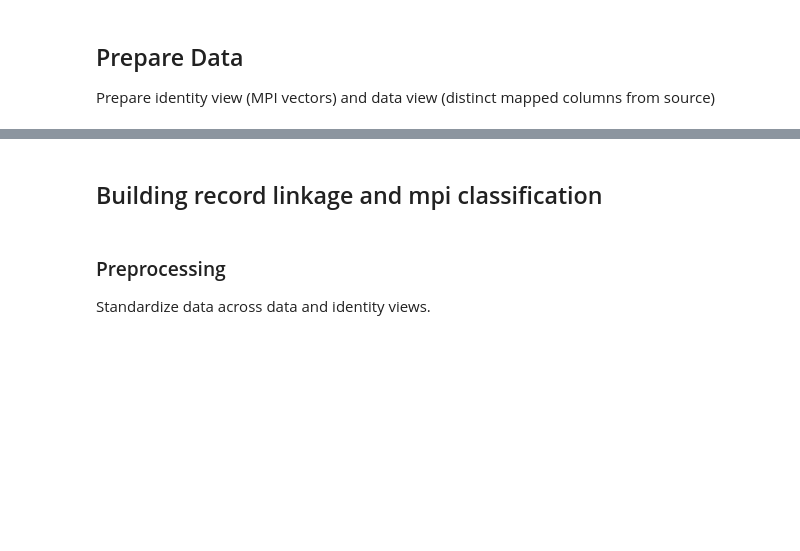
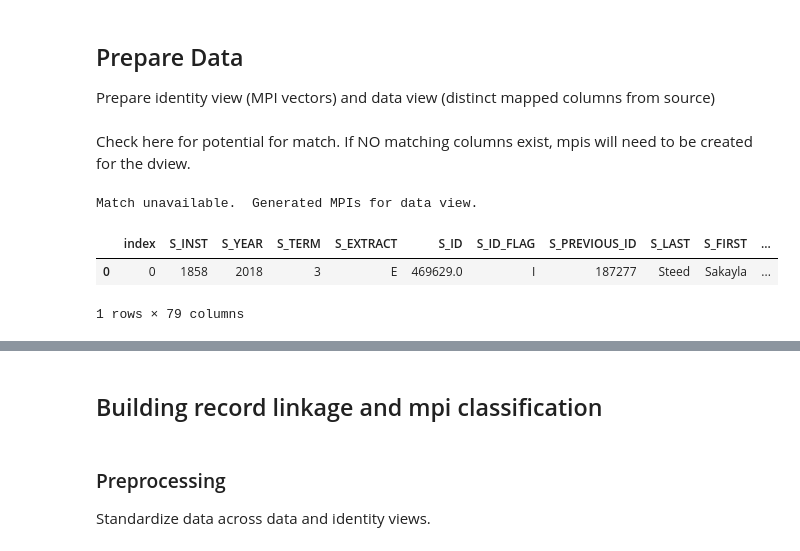
Before and after one commit to frellnick/mpi_demo, a Jupyter notebook: devbook.ipynb, the cells around one changed output, grey strips where cells are left out. Drawn from its saved outputs; the diff is of its cells as text; code cells hidden in the pictures; blank space fills up the shorter version.

```diff
--- a/devbook.ipynb
+++ b/devbook.ipynb
@@ -100,3 +117,29 @@ iview = create_identity_view()
+# %% [markdown]
+Check here for potential for match.  If NO matching columns exist, mpis will need to be created for the dview.
+# %%
+# Check for match availability.  If not, halt process and create MPIs
+from mpi.link import is_match_available
+from mpi.update import generate_mpi, write_mpi_data, gen_mpi_insert
+from mpi.update import update_mpi_vector_table
+
+if is_match_available(dview, iview):
+    print('Match available.  Proceed with linking process.')
+else:
+    print('Match unavailable.  Generated MPIs for data view.')
+    temp = generate_mpi(dview)
+    write_mpi_data(gen_mpi_insert(temp))
+    update_mpi_vector_table()
+
+    # Recreate a view from the MPI table with valid identity data
+    iview = create_identity_view(dview.columns.tolist())
+# %% [output]
+Match unavailable.  Generated MPIs for data view.
+# %%
+raw.head(1)
+# %% [output]
+|  | index | S_INST | S_YEAR | S_TERM | S_EXTRACT | S_ID | S_ID_FLAG | S_PREVIOUS_ID | S_LAST | S_FIRST | ... |
+| 0 | 0 | 1858 | 2018 | 3 | E | 469629.0 | I | 187277 | Steed | Sakayla | ... |
+1 rows × 79 columns
 # %%
 dview.head(1)
 # %% [output]
```
Also changed, not shown: parts of 10 cells of this notebook, 3 other files.
